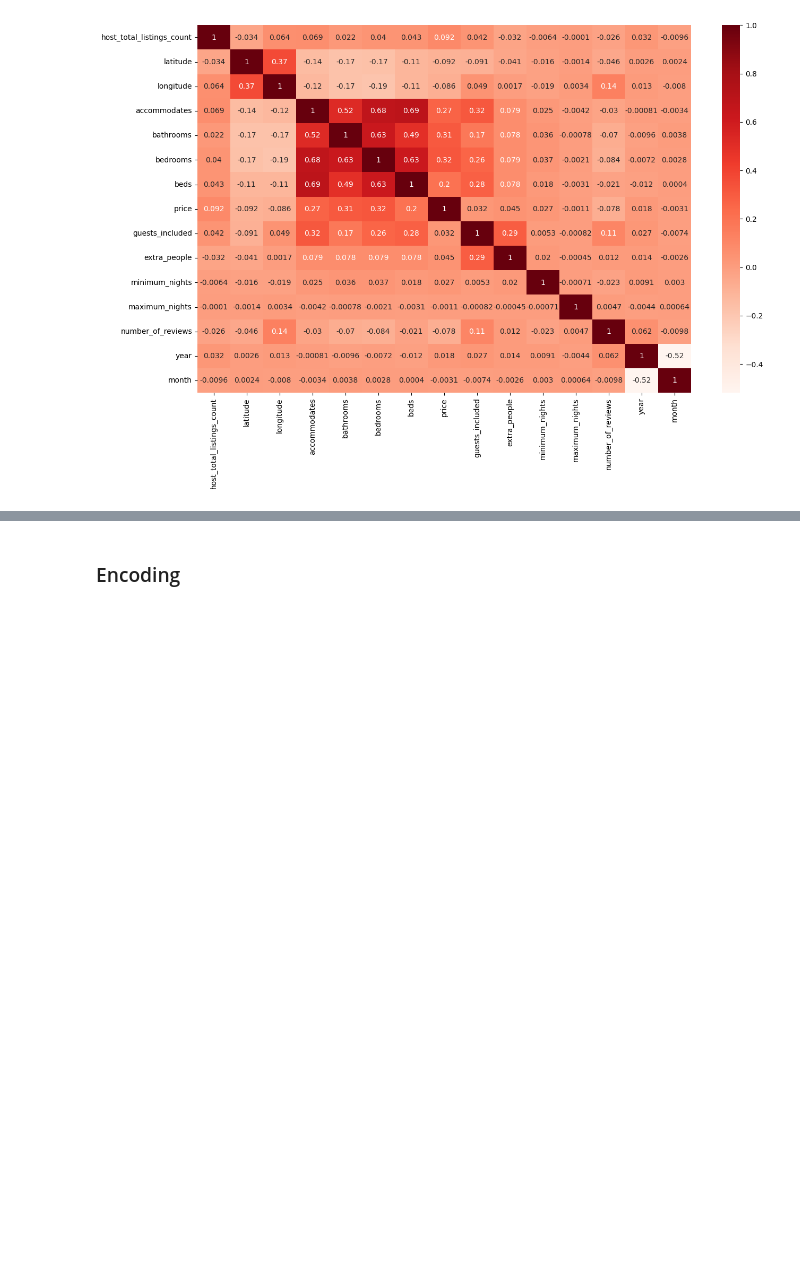
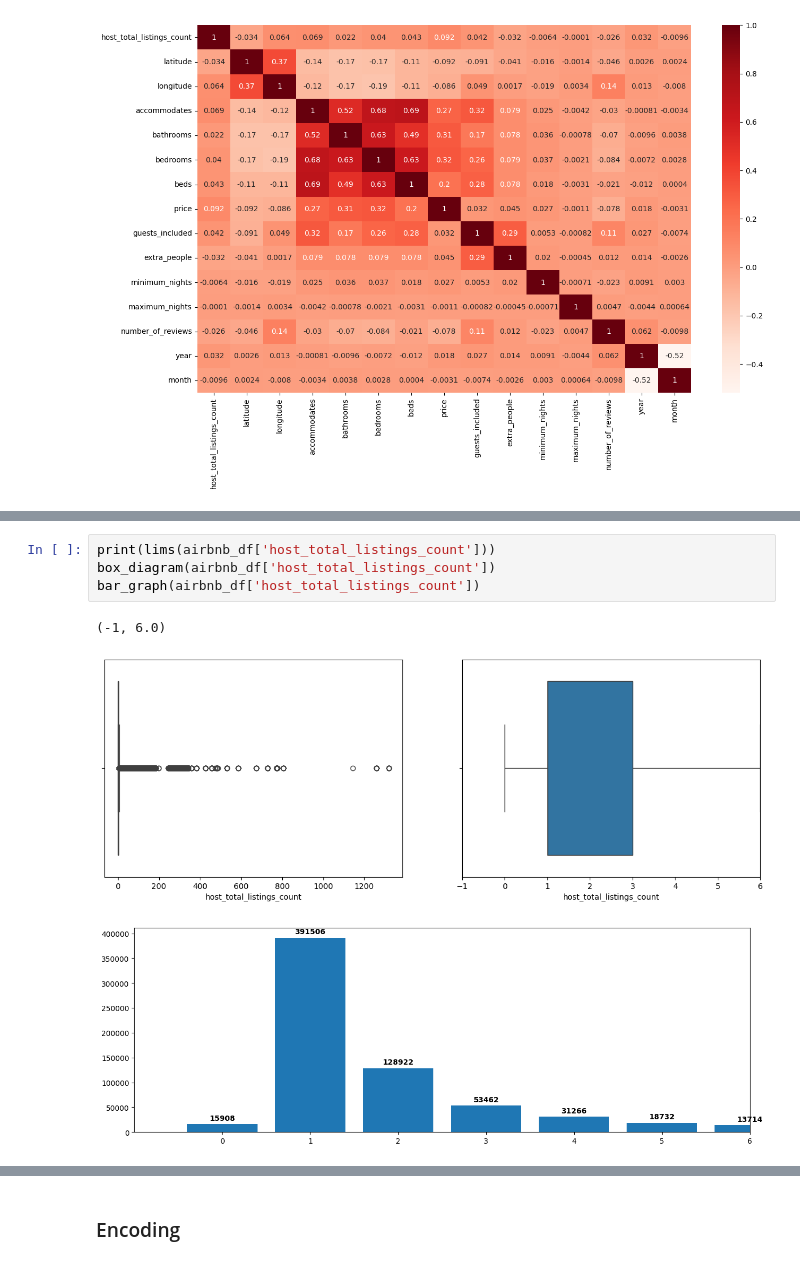
Before and after one commit to Dudols/DataScience-AirbnbRJ-Evaluation, a Jupyter notebook: Airbnb_Rio.ipynb, the cells around one changed output, grey strips where cells are left out. Drawn from its saved outputs; the diff is of its cells as text; blank space fills up the shorter version.

```diff
--- a/Airbnb_Rio.ipynb
+++ b/Airbnb_Rio.ipynb
@@ -234,0 +322,8 @@ histogram(airbnb_df['price'])
+# %%
+print(lims(airbnb_df['host_total_listings_count']))
+box_diagram(airbnb_df['host_total_listings_count'])
+bar_graph(airbnb_df['host_total_listings_count'])
+# %% [output]
+(-1, 6.0)
+[figure, added]
+[figure, added]
```
Also changed, not shown: parts of 21 cells of this notebook.
